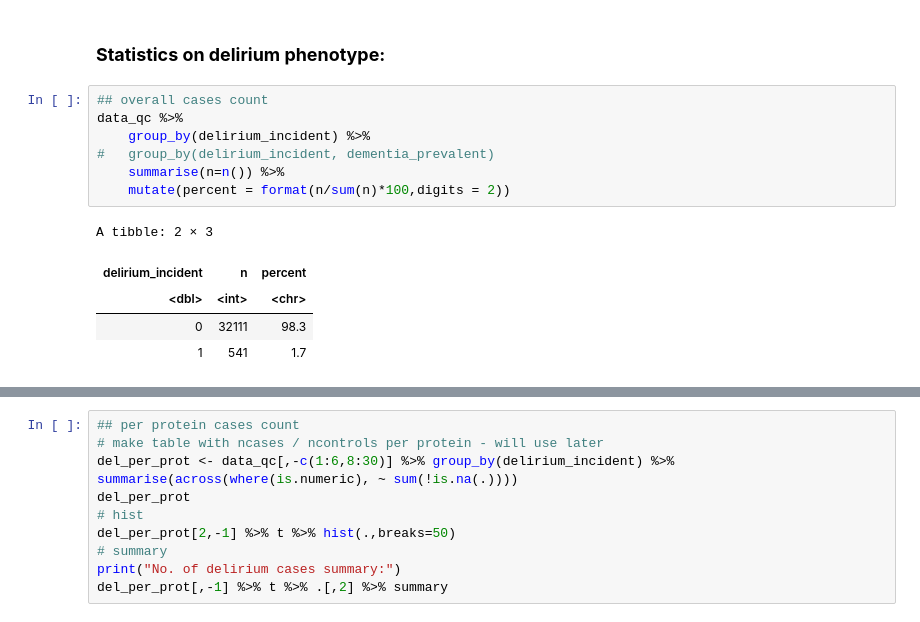
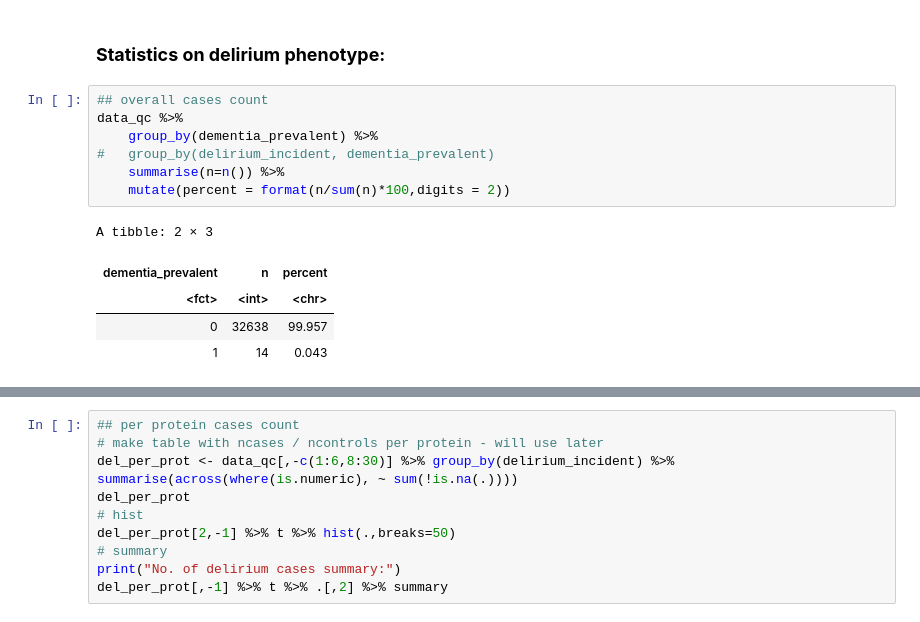
Before and after one commit to VasiliosRaptis/deliriumGen, a Jupyter notebook: proteomics/01_delirium_pwas_model1_clean.ipynb, the cells around one changed output, grey strips where cells are left out. Cells and saved outputs as stored; diff of their text form.

```diff
--- a/proteomics/01_delirium_pwas_model1_clean.ipynb
+++ b/proteomics/01_delirium_pwas_model1_clean.ipynb
@@ -238,13 +245,13 @@ proteins with <80% non-missing rate to be excluded: CTSS GLIPR1 NPM1 PCOLCE
 # %%
 ## overall cases count
 data_qc %>%
-    group_by(delirium_incident) %>%
+    group_by(dementia_prevalent) %>%
 #   group_by(delirium_incident, dementia_prevalent)
     summarise(n=n()) %>%
     mutate(percent = format(n/sum(n)*100,digits = 2))
 # %% [output]
 A tibble: 2 × 3
-| delirium_incident | n | percent |
-| <dbl> | <int> | <chr> |
-| 0 | 32111 | 98.3 |
-| 1 | 541 | 1.7 |
+| dementia_prevalent | n | percent |
+| <fct> | <int> | <chr> |
+| 0 | 32638 | 99.957 |
+| 1 | 14 | 0.043 |
```
Also changed, not shown: parts of 16 cells of this notebook.
